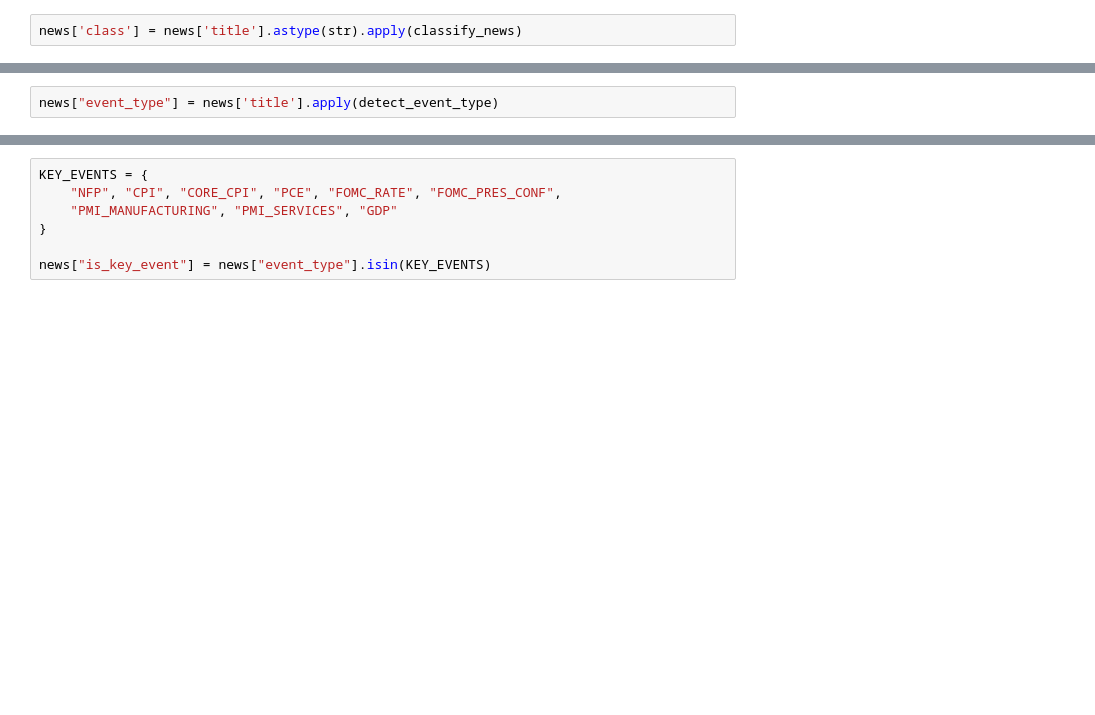
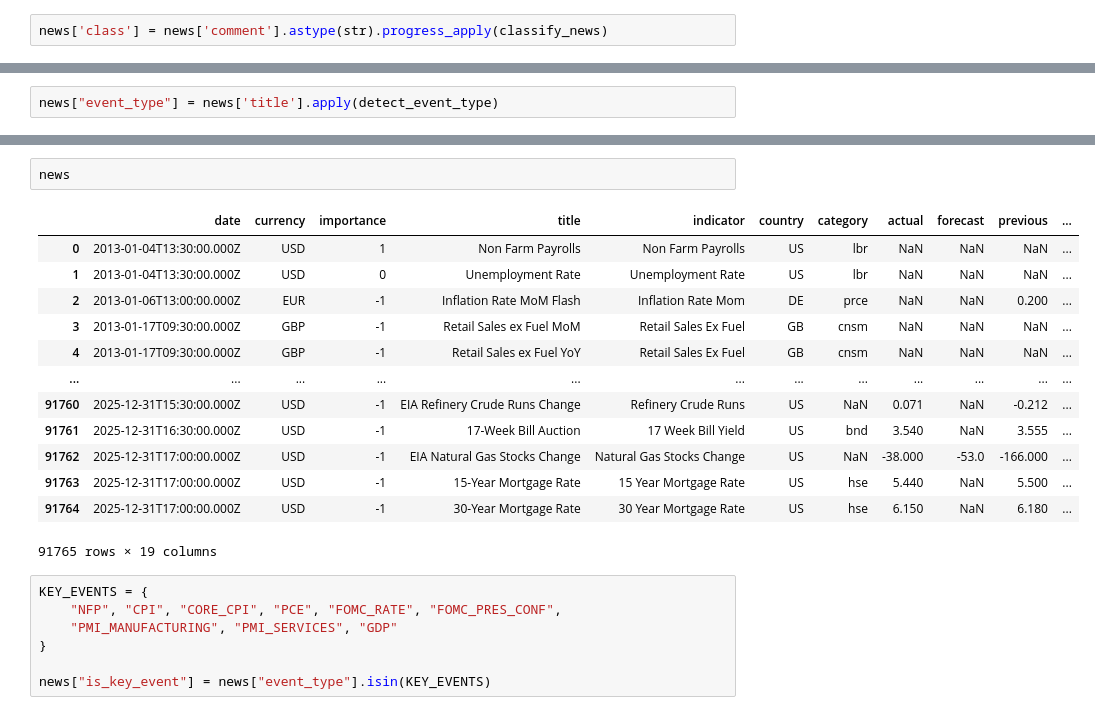
Before and after one commit to ppetrushenkov/fx_news_bot, a Jupyter notebook: notebooks/train_model_pipeline_on_tw_dataset.ipynb, the cells around one changed output, grey strips where cells are left out. Drawn from its saved outputs; the diff is of its cells as text; blank space fills up the shorter version.

```diff
--- a/notebooks/train_model_pipeline_on_tw_dataset.ipynb
+++ b/notebooks/train_model_pipeline_on_tw_dataset.ipynb
@@ -178,4 +175,4 @@ def classify_news(title: str):
 
     return max(scores, key=scores.get)
 # %%
-news['class'] = news['title'].astype(str).apply(classify_news)
+news['class'] = news['comment'].astype(str).progress_apply(classify_news)
@@ -212,3 +278,19 @@ news["event_type"] = news['title'].apply(detect_event_type)
+# %%
+news
+# %% [output]
+|  | date | currency | importance | title | indicator | country | category | actual | forecast | previous | ... |
+| 0 | 2013-01-04T13:30:00.000Z | USD | 1 | Non Farm Payrolls | Non Farm Payrolls | US | lbr | NaN | NaN | NaN | ... |
+| 1 | 2013-01-04T13:30:00.000Z | USD | 0 | Unemployment Rate | Unemployment Rate | US | lbr | NaN | NaN | NaN | ... |
+| 2 | 2013-01-06T13:00:00.000Z | EUR | -1 | Inflation Rate MoM Flash | Inflation Rate Mom | DE | prce | NaN | NaN | 0.200 | ... |
+| 3 | 2013-01-17T09:30:00.000Z | GBP | -1 | Retail Sales ex Fuel MoM | Retail Sales Ex Fuel | GB | cnsm | NaN | NaN | NaN | ... |
+| 4 | 2013-01-17T09:30:00.000Z | GBP | -1 | Retail Sales ex Fuel YoY | Retail Sales Ex Fuel | GB | cnsm | NaN | NaN | NaN | ... |
+| ... | ... | ... | ... | ... | ... | ... | ... | ... | ... | ... | ... |
+| 91760 | 2025-12-31T15:30:00.000Z | USD | -1 | EIA Refinery Crude Runs Change | Refinery Crude Runs | US | NaN | 0.071 | NaN | -0.212 | ... |
+| 91761 | 2025-12-31T16:30:00.000Z | USD | -1 | 17-Week Bill Auction | 17 Week Bill Yield | US | bnd | 3.540 | NaN | 3.555 | ... |
+| 91762 | 2025-12-31T17:00:00.000Z | USD | -1 | EIA Natural Gas Stocks Change | Natural Gas Stocks Change | US | NaN | -38.000 | -53.0 | -166.000 | ... |
+| 91763 | 2025-12-31T17:00:00.000Z | USD | -1 | 15-Year Mortgage Rate | 15 Year Mortgage Rate | US | hse | 5.440 | NaN | 5.500 | ... |
+| 91764 | 2025-12-31T17:00:00.000Z | USD | -1 | 30-Year Mortgage Rate | 30 Year Mortgage Rate | US | hse | 6.150 | NaN | 6.180 | ... |
+91765 rows × 19 columns
 # %%
 KEY_EVENTS = {
     "NFP", "CPI", "CORE_CPI", "PCE", "FOMC_RATE", "FOMC_PRES_CONF",
```
Also changed, not shown: parts of 8 cells of this notebook.
